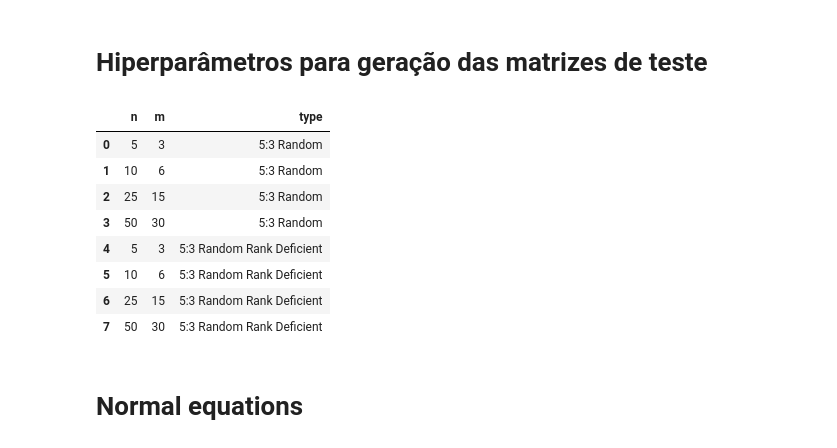
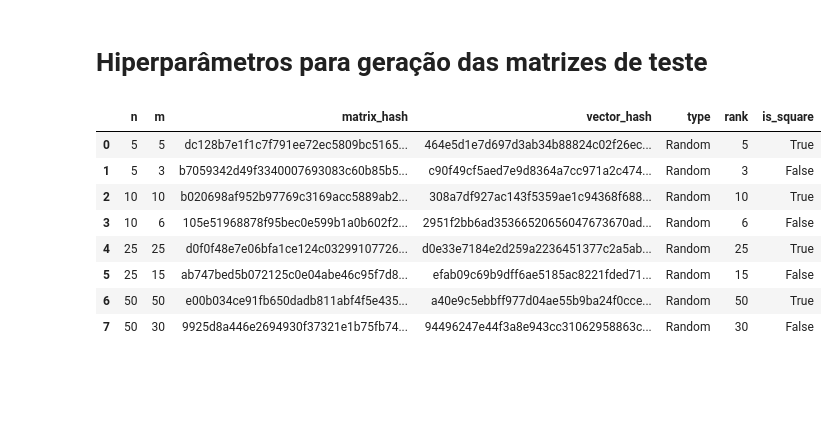
Before and after one commit to GuiCT/ALCD, a Jupyter notebook: activities/2025_09_11_least_squares.ipynb, the cells around one changed output. Saved outputs shown, nothing was run; the diff lists cells and outputs as text; code cells hidden in the pictures; blank space fills up the shorter version.

```diff
--- a/activities/2025_09_11_least_squares.ipynb
+++ b/activities/2025_09_11_least_squares.ipynb
@@ -48,17 +11,50 @@ for i, f in enumerate(N_FACTORS):
+# %%
+def generate_random_system(shape: tuple[int, int]):
+    n, m = shape
+    mat = np.random.randint(-10, 11, shape)
+    vec = np.random.randint(-10, 11, n)
+    return (mat, vec), {
+        "n": n,
+        "m": m,
+        "matrix_hash": sha1(mat.data).hexdigest(),
+        "vector_hash": sha1(vec.data).hexdigest(),
+        "type": "Random",
+        "rank": np.linalg.matrix_rank(mat),
+        "is_square": n == m,
+    }
+# %%
+N_FACTORS = [1, 2, 5, 10]
+matrix_dict = dict[str, npt.NDArray]()
+vector_dict = dict[str, npt.NDArray]()
+dataframe_dict_list = list[dict]()
+
+# Matrizes quadradas e depois com proporção 5:3
+for f in N_FACTORS:
+    n = 5 * f
+    m = 5 * f
+    ((mat, vec), t_dict) = generate_random_system((n, m))
+    matrix_dict[t_dict["matrix_hash"]] = mat
+    vector_dict[t_dict["vector_hash"]] = vec
+    dataframe_dict_list.append(t_dict)
+    # ============================================================
+    n = 5 * f
+    m = 3 * f
+    ((mat, vec), t_dict) = generate_random_system((n, m))
+    matrix_dict[t_dict["matrix_hash"]] = mat
+    vector_dict[t_dict["vector_hash"]] = vec
+    dataframe_dict_list.append(t_dict)
 # %%
 matrices_df = pd.DataFrame(
-    columns=["n", "m", "type"],
-    data=zip(n_list, m_list, matrices_types),
-    index=idx_list
+    data=dataframe_dict_list
 )
 matrices_df
 # %% [output]
-|  | n | m | type |
-| 0 | 5 | 3 | 5:3 Random |
-| 1 | 10 | 6 | 5:3 Random |
-| 2 | 25 | 15 | 5:3 Random |
-| 3 | 50 | 30 | 5:3 Random |
-| 4 | 5 | 3 | 5:3 Random Rank Deficient |
-| 5 | 10 | 6 | 5:3 Random Rank Deficient |
-| 6 | 25 | 15 | 5:3 Random Rank Deficient |
-| 7 | 50 | 30 | 5:3 Random Rank Deficient |
+|  | n | m | matrix_hash | vector_hash | type | rank | is_square |
+| 0 | 5 | 5 | dc128b7e1f1c7f791ee72ec5809bc5165... | 464e5d1e7d697d3ab34b88824c02f26ec... | Random | 5 | True |
+| 1 | 5 | 3 | b7059342d49f3340007693083c60b85b5... | c90f49cf5aed7e9d8364a7cc971a2c474... | Random | 3 | False |
+| 2 | 10 | 10 | b020698af952b97769c3169acc5889ab2... | 308a7df927ac143f5359ae1c94368f688... | Random | 10 | True |
+| 3 | 10 | 6 | 105e51968878f95bec0e599b1a0b602f2... | 2951f2bb6ad35366520656047673670ad... | Random | 6 | False |
+| 4 | 25 | 25 | d0f0f48e7e06bfa1ce124c03299107726... | d0e33e7184e2d259a2236451377c2a5ab... | Random | 25 | True |
+| 5 | 25 | 15 | ab747bed5b072125c0e04abe46c95f7d8... | efab09c69b9dff6ae5185ac8221fded71... | Random | 15 | False |
+| 6 | 50 | 50 | e00b034ce91fb650dadb811abf4f5e435... | a40e9c5ebbff977d04ae55b9ba24f0cce... | Random | 50 | True |
+| 7 | 50 | 30 | 9925d8a446e2694930f37321e1b75fb74... | 94496247e44f3a8e943cc31062958863c... | Random | 30 | False |
@@ -67,2 +60,0 @@ exec_mat_idx = list[int]()
-# %% [markdown]
-# Normal equations
```
Also changed, not shown: parts of 19 cells of this notebook.
